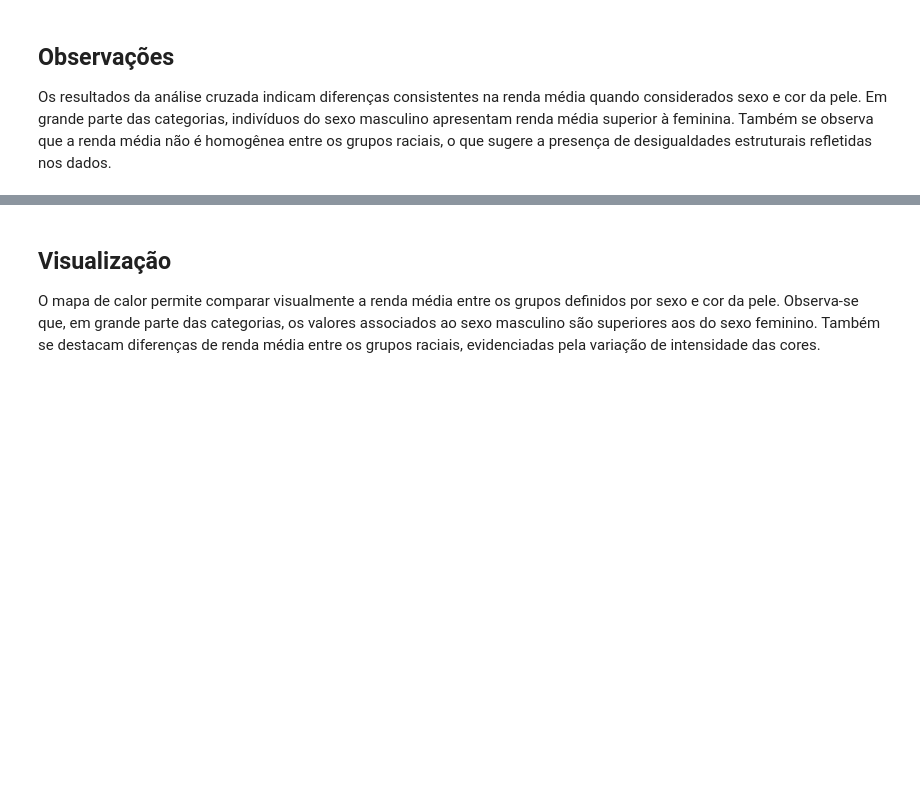
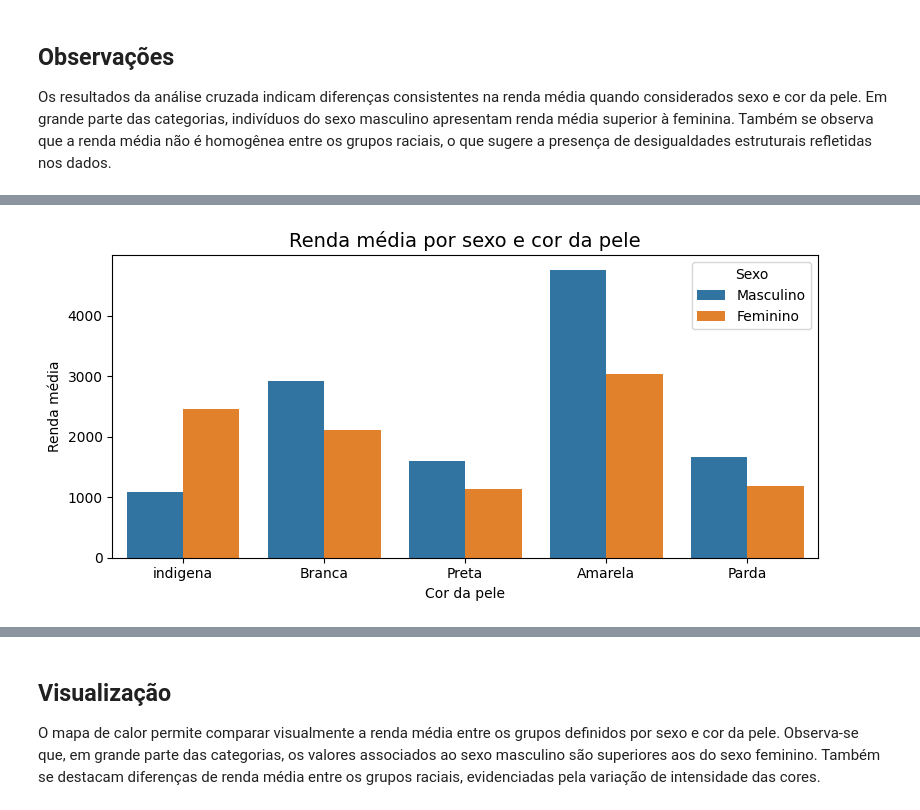
Before and after one commit to Ricardo-msj/estatistica-descritiva-python, a Jupyter notebook: analise_cruzada_renda_ipynb.ipynb, the cells around one changed output, grey strips where cells are left out. Saved outputs shown, nothing was run; the diff lists cells and outputs as text; code cells hidden in the pictures; blank space fills up the shorter version.

Commit message:
Inclusão de gráfico de barras na análise cruzada de renda.

```diff
--- a/analise_cruzada_renda_ipynb.ipynb
+++ b/analise_cruzada_renda_ipynb.ipynb
@@ -86,0 +93,12 @@ ax = sns.heatmap(frquencia2, annot=True, cmap='Blues')
+# %%
+df_bar = (
+    frquencia2
+    .reset_index()
+    .melt(
+        id_vars='Sexo',
+        var_name='Cor da pele',
+        value_name='Renda média'
+    )
+)
+
+df_bar
@@ -86,0 +117,19 @@ ax = sns.heatmap(frquencia2, annot=True, cmap='Blues')
+# %%
+plt.figure(figsize=(8, 4))
+
+sns.barplot(
+    data=df_bar,
+    x='Cor da pele',
+    y='Renda média',
+    hue='Sexo'
+)
+
+plt.title('Renda média por sexo e cor da pele', fontsize=14)
+plt.xlabel('Cor da pele')
+plt.ylabel('Renda média')
+plt.legend(title='Sexo')
+
+plt.tight_layout()
+plt.show()
+# %% [output]
+[figure, added]
```
Also changed, not shown: parts of 5 cells of this notebook.
